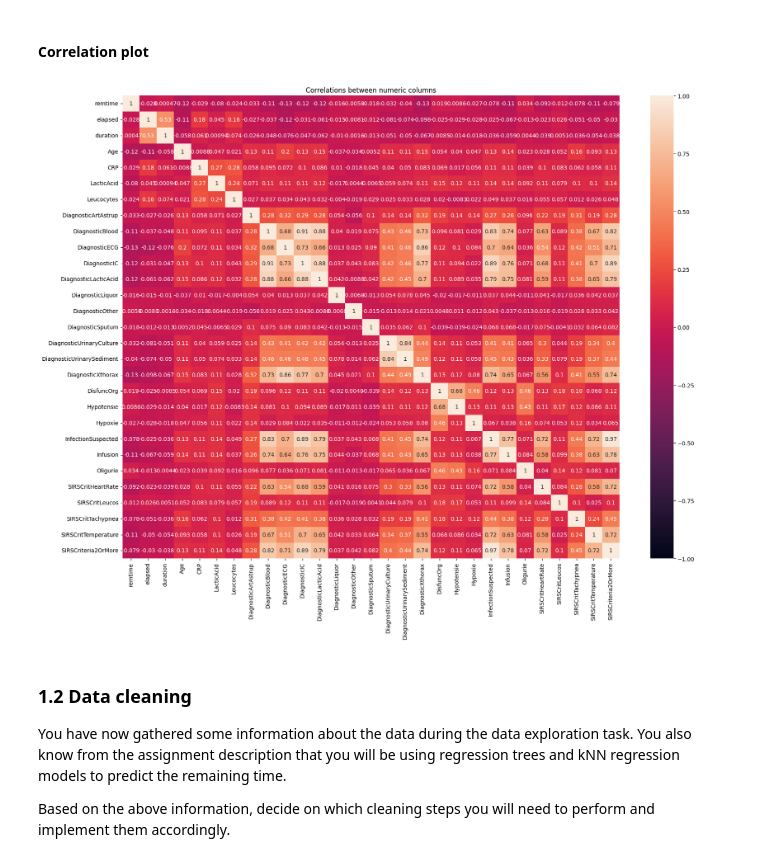
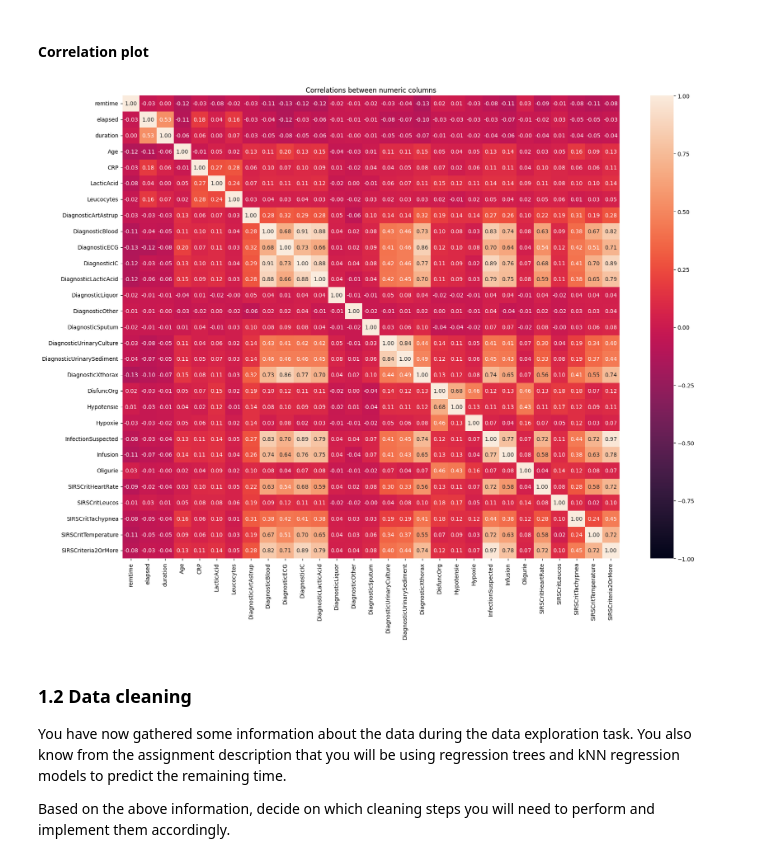
Before and after one commit to MarognaLorenzo/ApplicationOfMachineLearning, a Jupyter notebook: Assignment2/notebooks/All.ipynb, the cells around one changed output. Saved outputs shown, nothing was run; the diff lists cells and outputs as text; code cells hidden in the pictures.

Commit message:
update corr plot in All.ipynb

```diff
--- a/Assignment2/notebooks/All.ipynb
+++ b/Assignment2/notebooks/All.ipynb
@@ -206,25 +206,26 @@ plt.show()
 # %%
 import seaborn as sns
 
 boolean_features_recoded = (
     data[BOOLEAN_FEATURES]
     .applymap(lambda value: {"True": 1, "False": 0}.get(value))
     .astype("Int8")
 )
 correlation_matrix = pd.concat(
     [data[DURATION_FEATURES + NUMERICAL_FEATURES], boolean_features_recoded], axis=1
 ).corr()
 fig = plt.figure(figsize=(20, 15))
 sns.heatmap(
     correlation_matrix,
     annot=True,
+    fmt='.2f',
     vmin=-1,
     vmax=1,
 )
 plt.title("Correlations between numeric columns")
 plt.show()
 # %% [output]
-[figure, old version]
+[figure, new version]
 # %% [markdown]
 ### 1.2 Data cleaning
 
```
Also changed, not shown: 1 other file.
